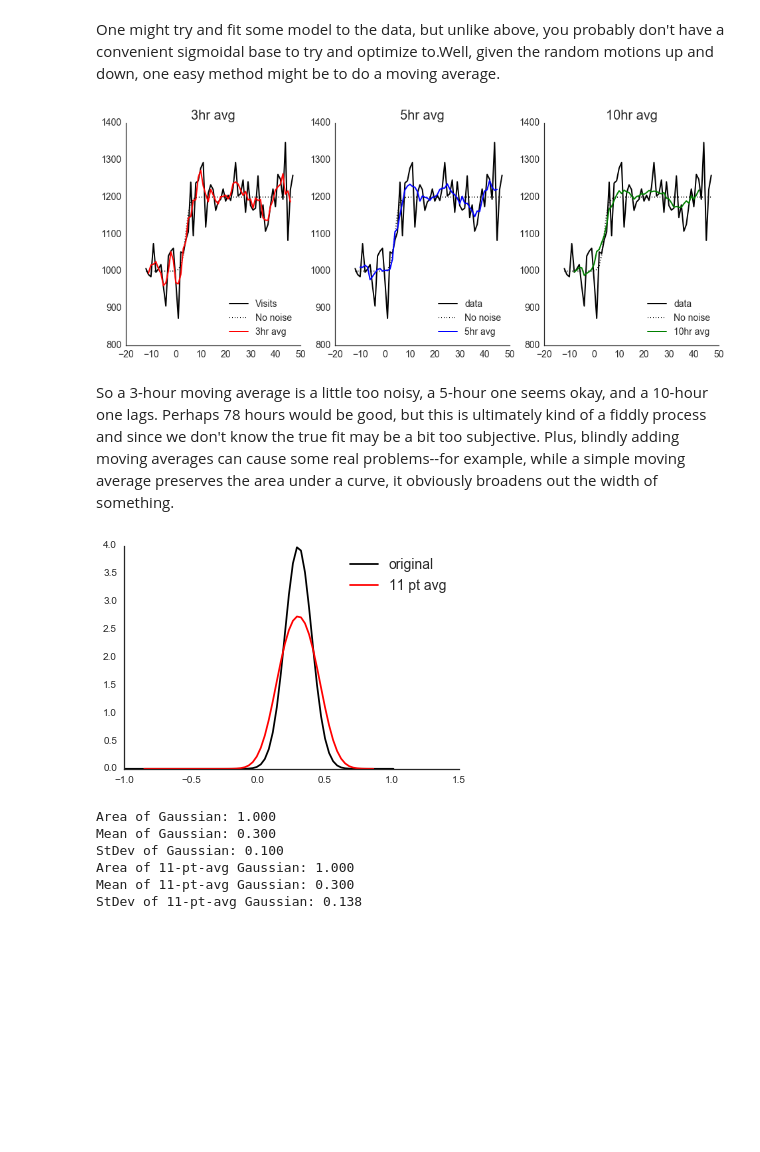
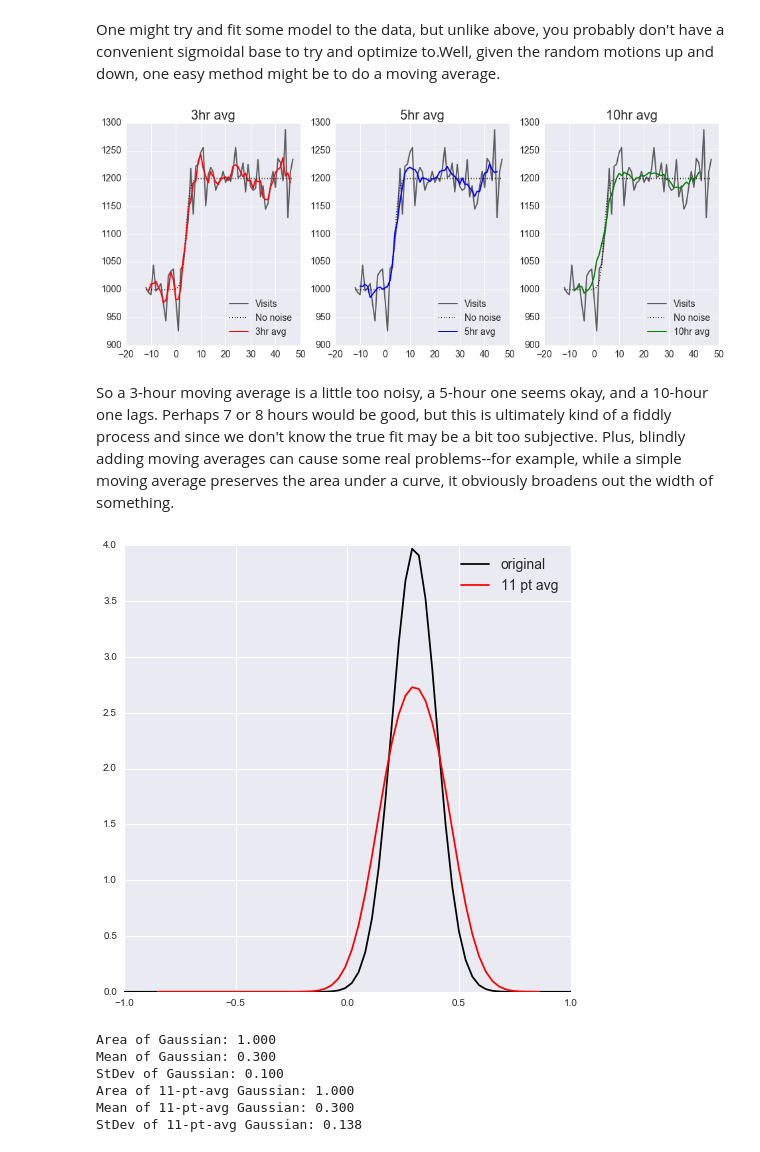
Before and after one commit to anzelpwj/Stats-week, a Jupyter notebook: Savitsky_Golay_Filters.ipynb, the cells around one changed output. Cells and saved outputs as stored; diff of their text form; code cells hidden in the pictures; blank space fills up the shorter version.

```diff
--- a/Savitsky_Golay_Filters.ipynb
+++ b/Savitsky_Golay_Filters.ipynb
@@ -7,7 +7,7 @@ import numpy as np
 import scipy as sp
 import matplotlib.pyplot as plt
 import seaborn as sns
-sns.set_style('white')
+# sns.set_style('white')
 np.set_printoptions(suppress=True, precision=3)
 %matplotlib inline
 # %% [markdown]
@@ -52,21 +52,21 @@ visits_10hr = (visits[:-9] + visits[1:-8] + visits[2:-7] + visits[3:-6] + visits
                visits[5:-4] + visits[6:-3] + visits[7:-2] + visits[8:-1] + visits[9:])/10.0
 # %%
 fig, axes = plt.subplots(nrows=1, ncols=3, figsize=(16,6))
-axes[0].plot(hours, visits, color='k', linewidth=2, label='Visits')
+axes[0].plot(hours, visits, color='k', alpha=0.6, linewidth=2, label='Visits')
 axes[0].plot(hours, no_noise_visits, color='k', linestyle=':', linewidth=2, label='No noise')
 axes[0].plot(hours[1:-1], visits_3hr, color='r', linewidth=2, label='3hr avg')
 axes[0].set_title('3hr avg', fontsize=20)
 axes[0].tick_params(labelsize=14)
 axes[0].legend(fontsize=14, loc='lower right')
 
-axes[1].plot(hours, visits, color='k', linewidth=2, label='data')
+axes[1].plot(hours, visits, color='k', alpha=0.6, linewidth=2, label='Visits')
 axes[1].plot(hours, no_noise_visits, color='k', linestyle=':', linewidth=2, label='No noise')
 axes[1].plot(hours[2:-2], visits_5hr, color='b', linewidth=2, label='5hr avg')
 axes[1].set_title('5hr avg', fontsize=20)
 axes[1].tick_params(labelsize=14)
 axes[1].legend(fontsize=14, loc='lower right')
 
-axes[2].plot(hours, visits, color='k', linewidth=2, label='data')
+axes[2].plot(hours, visits, color='k', alpha=0.6, linewidth=2, label='Visits')
 axes[2].plot(hours, no_noise_visits, color='k', linestyle=':', linewidth=2, label='No noise')
 axes[2].plot(hours[4:-5], visits_10hr, color='g', linewidth=2, label='10hr avg')
 axes[2].set_title('10hr avg', fontsize=20)
@@ -83,26 +83,28 @@ axes[2].legend(fontsize=14, loc='lower right')
 # plt.legend(fontsize=14, loc='lower right')
 sns.despine()
 # %% [output]
-[figure, old version]
+[figure, new version]
 # %% [markdown]
-So a 3-hour moving average is a little too noisy, a 5-hour one seems okay, and a 10-hour one lags. Perhaps 78 hours would be good, but this is ultimately kind of a fiddly process and since we don't know the true fit may be a bit too subjective. Plus, blindly adding moving averages can cause some real problems--for example, while a simple moving average preserves the area under a curve, it obviously broadens out the width of something.
+So a 3-hour moving average is a little too noisy, a 5-hour one seems okay, and a 10-hour one lags. Perhaps 7 or 8 hours would be good, but this is ultimately kind of a fiddly process and since we don't know the true fit may be a bit too subjective. Plus, blindly adding moving averages can cause some real problems--for example, while a simple moving average preserves the area under a curve, it obviously broadens out the width of something.
 # %%
 dx_gaussian = 0.03
 x_gaussian = np.arange(-1, 1+dx_gaussian, dx_gaussian)
 y_gaussian = sp.stats.norm.pdf(x_gaussian, loc=0.3, scale=0.1)
 
 ### 11 point moving average
 x_gaussian11 = x_gaussian[5:-5]
 y_gaussian11 = (y_gaussian[:-10] + y_gaussian[1:-9] + y_gaussian[2:-8] + y_gaussian[3:-7] +
                 y_gaussian[4:-6] + y_gaussian[5:-5] + y_gaussian[6:-4] + y_gaussian[7:-3] +
                 y_gaussian[8:-2] + y_gaussian[9:-1] + y_gaussian[10:])/11.0
 
+plt.figure(figsize=(8,8))
 plt.plot(x_gaussian, y_gaussian, color='k', label='original')
 plt.plot(x_gaussian11, y_gaussian11, color='r', label='11 pt avg')
 plt.legend(fontsize=14)
+plt.axis([-1, 1, 0, 4])
 sns.despine()
 # %% [output]
-[figure, old version]
+[figure, new version]
 # %%
 area_gaussian = np.sum(y_gaussian)*dx_gaussian
 print('Area of Gaussian: %.3f' % area_gaussian)
```
Also changed, not shown: parts of 14 cells of this notebook.
